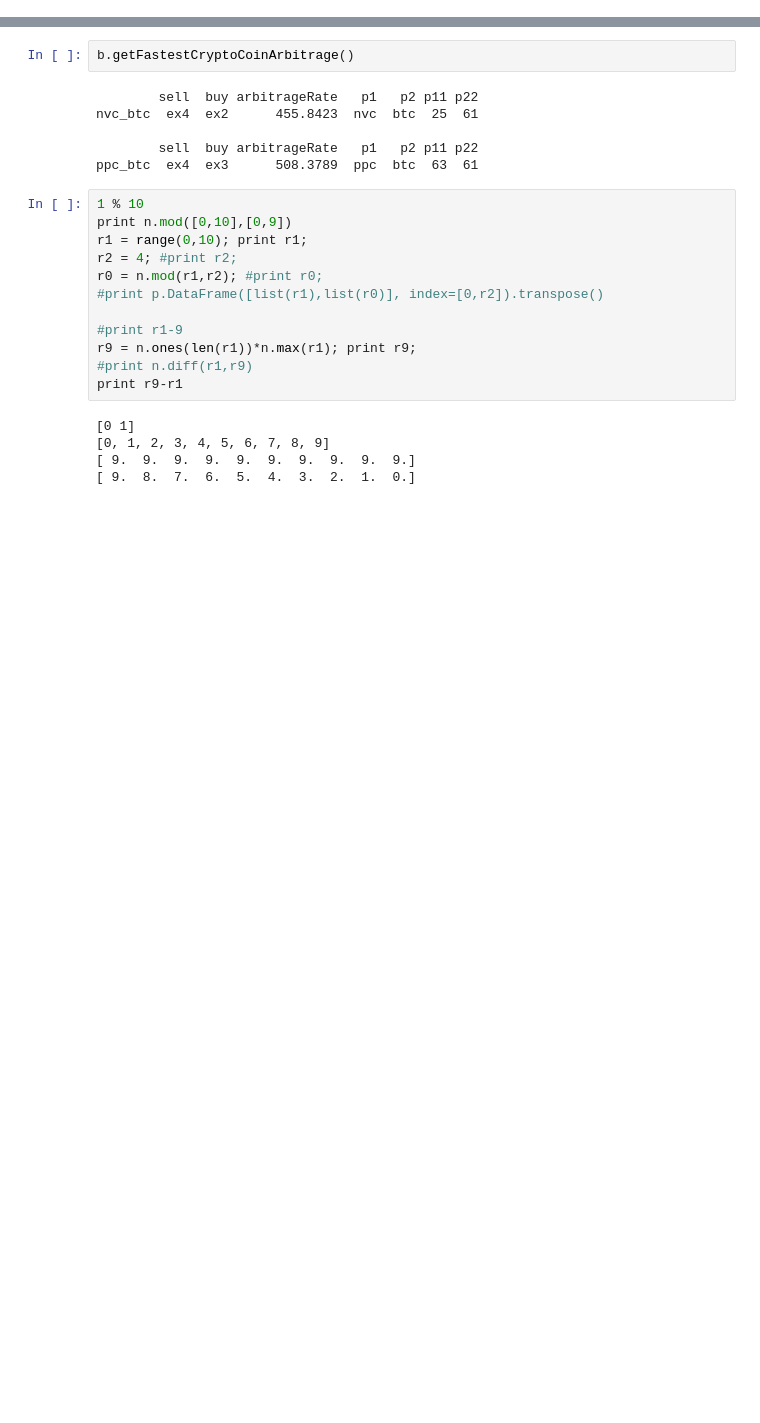
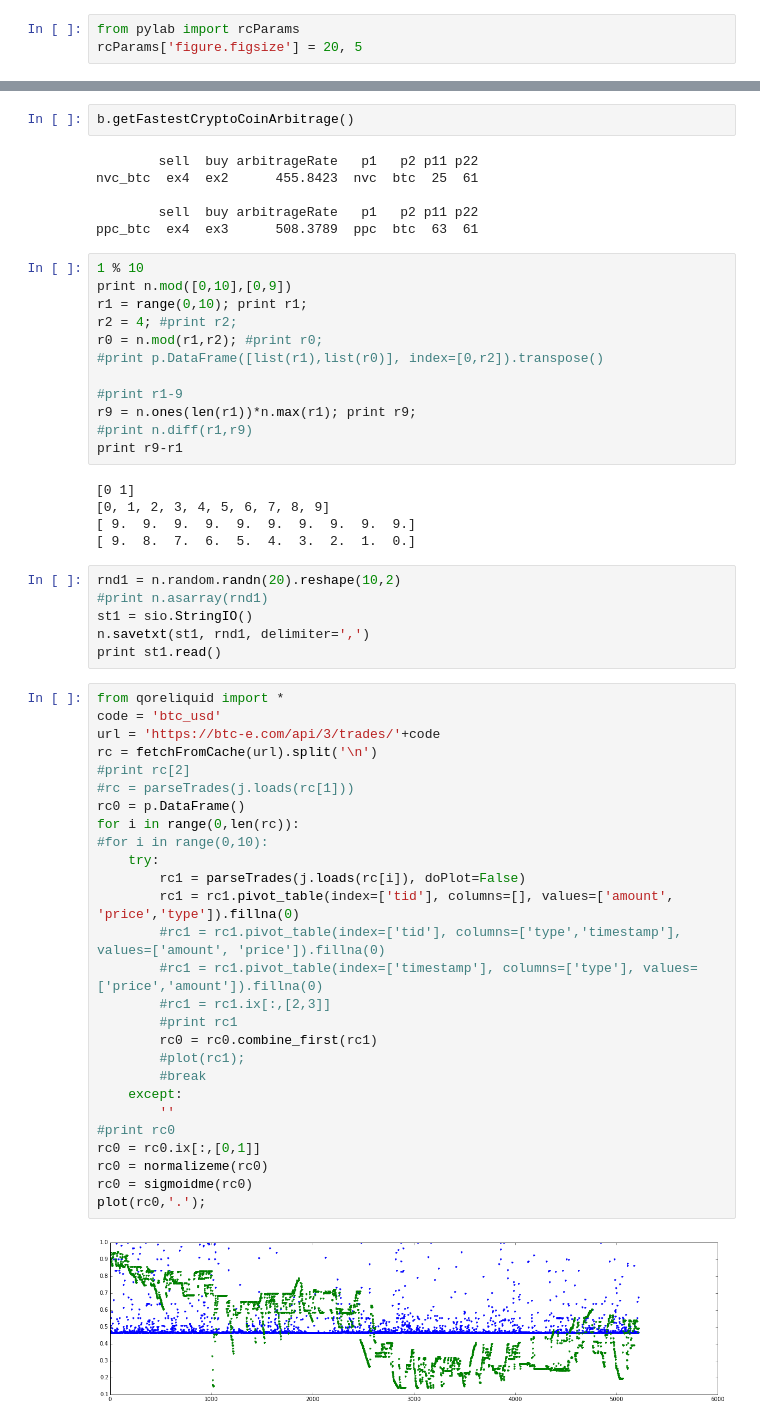
Before and after one commit to qorelogic/ml2, a Jupyter notebook: bin/crypto-arbitrage-fun.ipynb, the cells around one changed output, grey strips where cells are left out. Cells and saved outputs as stored; diff of their text form; blank space fills up the shorter version.

```diff
--- a/bin/crypto-arbitrage-fun.ipynb
+++ b/bin/crypto-arbitrage-fun.ipynb
@@ -5,6 +5,9 @@ Once deleted, variables cannot be recovered. Proceed (y/[n])? y
 # %%
 from qoreliquid import *
 b = btce()
+# %%
+from pylab import rcParams
+rcParams['figure.figsize'] = 20, 5
 # %%
 li = b.getCurrencies()
 print li
@@ -169,6 +176,41 @@ print r9-r1
 [0, 1, 2, 3, 4, 5, 6, 7, 8, 9]
 [ 9.  9.  9.  9.  9.  9.  9.  9.  9.  9.]
 [ 9.  8.  7.  6.  5.  4.  3.  2.  1.  0.]
+# %%
+rnd1 = n.random.randn(20).reshape(10,2)
+#print n.asarray(rnd1)
+st1 = sio.StringIO()
+n.savetxt(st1, rnd1, delimiter=',')
+print st1.read()
+# %%
+from qoreliquid import *
+code = 'btc_usd'
+url = 'https://btc-e.com/api/3/trades/'+code
+rc = fetchFromCache(url).split('\n')
+#print rc[2]
+#rc = parseTrades(j.loads(rc[1]))
+rc0 = p.DataFrame()
+for i in range(0,len(rc)):
+#for i in range(0,10):
+    try:
+        rc1 = parseTrades(j.loads(rc[i]), doPlot=False)
+        rc1 = rc1.pivot_table(index=['tid'], columns=[], values=['amount', 'price','type']).fillna(0)
+        #rc1 = rc1.pivot_table(index=['tid'], columns=['type','timestamp'], values=['amount', 'price']).fillna(0)
+        #rc1 = rc1.pivot_table(index=['timestamp'], columns=['type'], values=['price','amount']).fillna(0)
+        #rc1 = rc1.ix[:,[2,3]]
+        #print rc1
+        rc0 = rc0.combine_first(rc1)
+        #plot(rc1);
+        #break
+    except:
+        ''
+#print rc0
+rc0 = rc0.ix[:,[0,1]]
+rc0 = normalizeme(rc0)
+rc0 = sigmoidme(rc0)
+plot(rc0,'.');
+# %% [output]
+[figure, added]
 # %%
 hdir = 'data/cache/'
 #url = hdir+'https%3A%2F%2Fbtc-e.com%2Fapi%2F3%2Fdepth%2Fbtc_usd'
```
Also changed, not shown: parts of 2 cells of this notebook, 2 other files.
